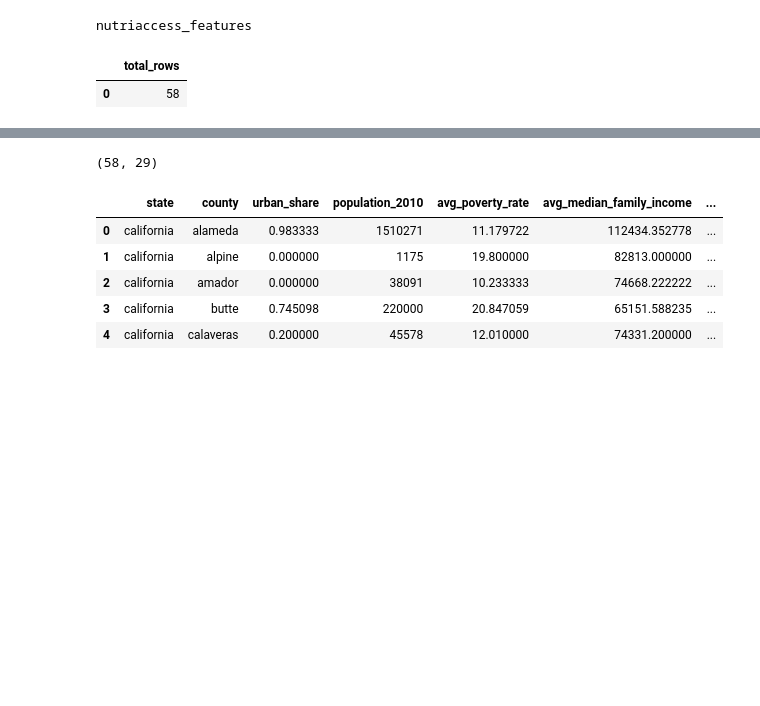
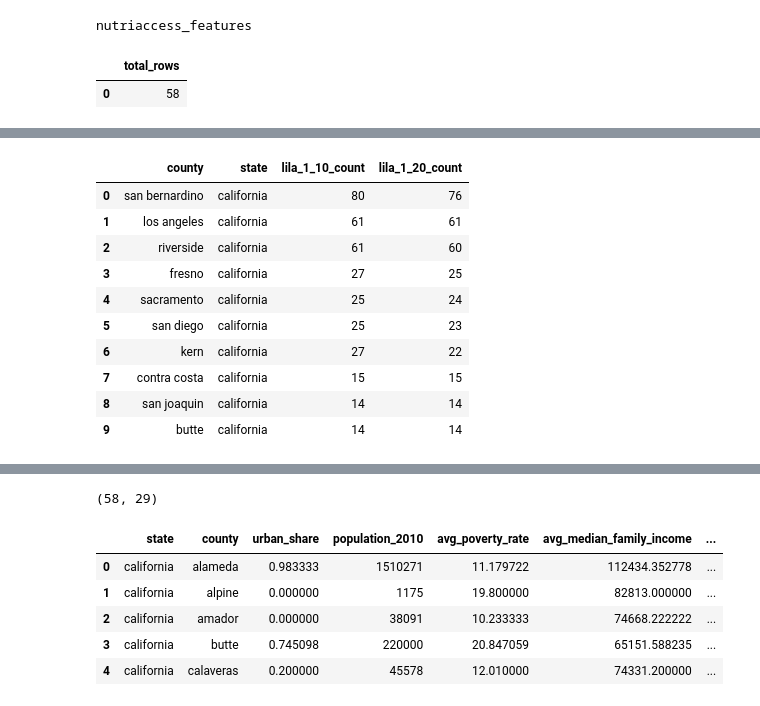
Before and after one commit to svthaker/ADS508Group3, a Jupyter notebook: NutriAccessAnalytics.ipynb, the cells around one changed output, grey strips where cells are left out. Saved outputs shown, nothing was run; the diff lists cells and outputs as text; code cells hidden in the pictures; blank space fills up the shorter version.

```diff
--- a/NutriAccessAnalytics.ipynb
+++ b/NutriAccessAnalytics.ipynb
@@ -129,0 +173,23 @@ nutriaccess_features
+# %%
+# Food Access Risk Indicators (LILA Tracts)
+query3 = f"""
+SELECT county, state, lila_1_10_count, lila_1_20_count
+FROM {ATHENA_TABLE}
+ORDER BY lila_1_20_count DESC
+LIMIT 10
+"""
+
+df = run_athena_query(query3)[0]
+df
+# %% [output]
+|  | county | state | lila_1_10_count | lila_1_20_count |
+| 0 | san bernardino | california | 80 | 76 |
+| 1 | los angeles | california | 61 | 61 |
+| 2 | riverside | california | 61 | 60 |
+| 3 | fresno | california | 27 | 25 |
+| 4 | sacramento | california | 25 | 24 |
+| 5 | san diego | california | 25 | 23 |
+| 6 | kern | california | 27 | 22 |
+| 7 | contra costa | california | 15 | 15 |
+| 8 | san joaquin | california | 14 | 14 |
+| 9 | butte | california | 14 | 14 |
```
Also changed, not shown: parts of 15 cells of this notebook, 1 other file.
